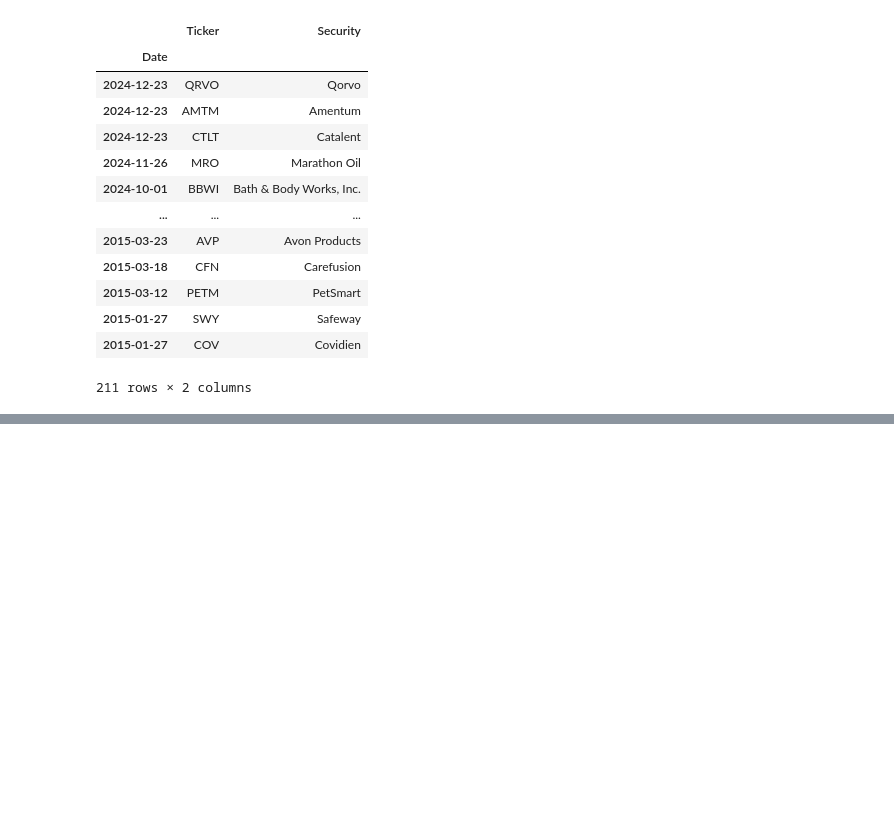
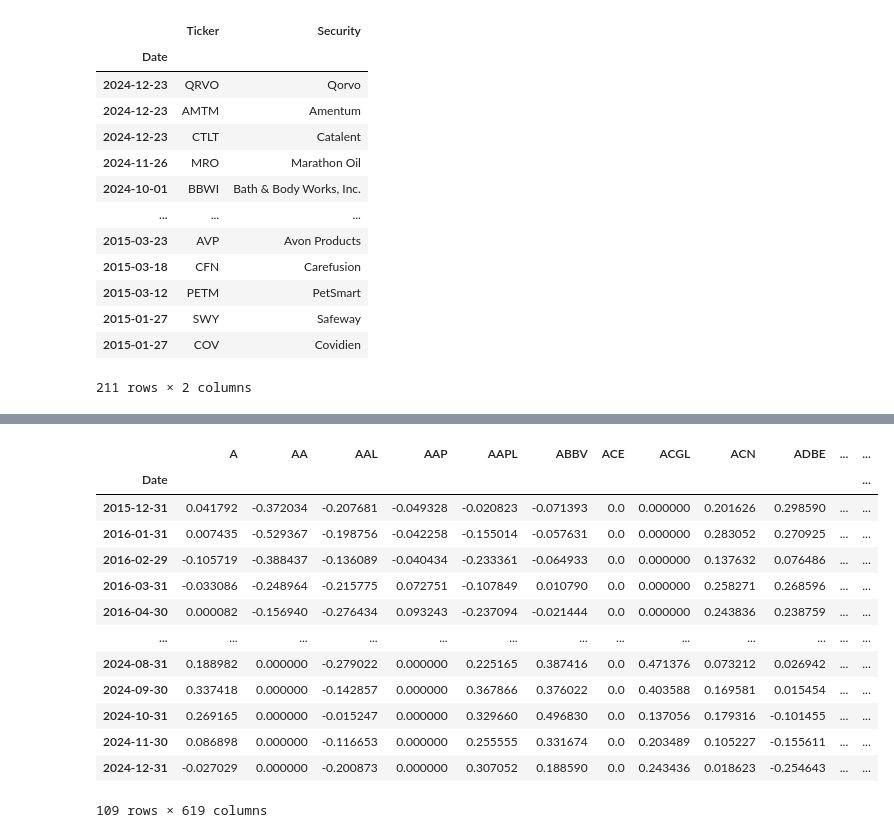
Before and after one commit to gavin-St/trading-bot, a Jupyter notebook: trading-service/strategy-service/strategies/basic_momentum_strategy/strategy.ipynb, the cells around one changed output, grey strips where cells are left out. Cells and saved outputs as stored; diff of their text form; code cells hidden in the pictures; blank space fills up the shorter version.

```diff
--- a/trading-service/strategy-service/strategies/basic_momentum_strategy/strategy.ipynb
+++ b/trading-service/strategy-service/strategies/basic_momentum_strategy/strategy.ipynb
@@ -149,0 +147,23 @@ Date
+# %%
+
+monthly_returns = df.pct_change().resample('M').agg(lambda x : (x + 1).prod() - 1)
+monthly_returns
+
+twelve_month_returns = monthly_returns.rolling(12).agg(lambda x: (x+1).prod() - 1)
+twelve_month_returns.dropna(inplace=True)
+twelve_month_returns
+# %% [output]
+|  | A | AA | AAL | AAP | AAPL | ABBV | ACE | ACGL | ACN | ADBE | ... | ... |
+| Date |  |  |  |  |  |  |  |  |  |  |  | ... |
+| 2015-12-31 | 0.041792 | -0.372034 | -0.207681 | -0.049328 | -0.020823 | -0.071393 | 0.0 | 0.000000 | 0.201626 | 0.298590 | ... | ... |
+| 2016-01-31 | 0.007435 | -0.529367 | -0.198756 | -0.042258 | -0.155014 | -0.057631 | 0.0 | 0.000000 | 0.283052 | 0.270925 | ... | ... |
+| 2016-02-29 | -0.105719 | -0.388437 | -0.136089 | -0.040434 | -0.233361 | -0.064933 | 0.0 | 0.000000 | 0.137632 | 0.076486 | ... | ... |
+| 2016-03-31 | -0.033086 | -0.248964 | -0.215775 | 0.072751 | -0.107849 | 0.010790 | 0.0 | 0.000000 | 0.258271 | 0.268596 | ... | ... |
+| 2016-04-30 | 0.000082 | -0.156940 | -0.276434 | 0.093243 | -0.237094 | -0.021444 | 0.0 | 0.000000 | 0.243836 | 0.238759 | ... | ... |
+| ... | ... | ... | ... | ... | ... | ... | ... | ... | ... | ... | ... | ... |
+| 2024-08-31 | 0.188982 | 0.000000 | -0.279022 | 0.000000 | 0.225165 | 0.387416 | 0.0 | 0.471376 | 0.073212 | 0.026942 | ... | ... |
+| 2024-09-30 | 0.337418 | 0.000000 | -0.142857 | 0.000000 | 0.367866 | 0.376022 | 0.0 | 0.403588 | 0.169581 | 0.015454 | ... | ... |
+| 2024-10-31 | 0.269165 | 0.000000 | -0.015247 | 0.000000 | 0.329660 | 0.496830 | 0.0 | 0.137056 | 0.179316 | -0.101455 | ... | ... |
+| 2024-11-30 | 0.086898 | 0.000000 | -0.116653 | 0.000000 | 0.255555 | 0.331674 | 0.0 | 0.203489 | 0.105227 | -0.155611 | ... | ... |
+| 2024-12-31 | -0.027029 | 0.000000 | -0.200873 | 0.000000 | 0.307052 | 0.188590 | 0.0 | 0.243436 | 0.018623 | -0.254643 | ... | ... |
+109 rows × 619 columns
```
Also changed, not shown: parts of 6 cells of this notebook, 1 other file.
